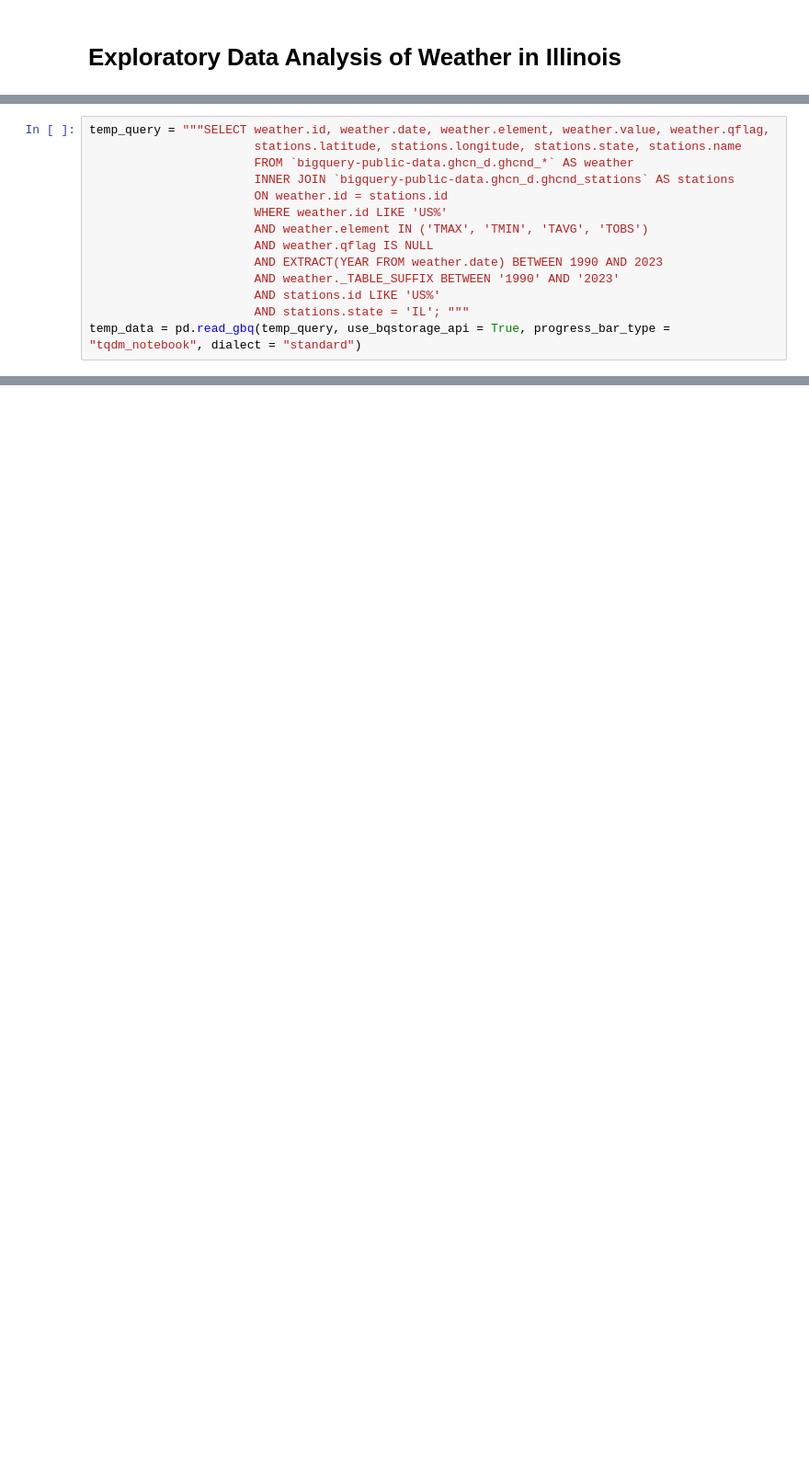
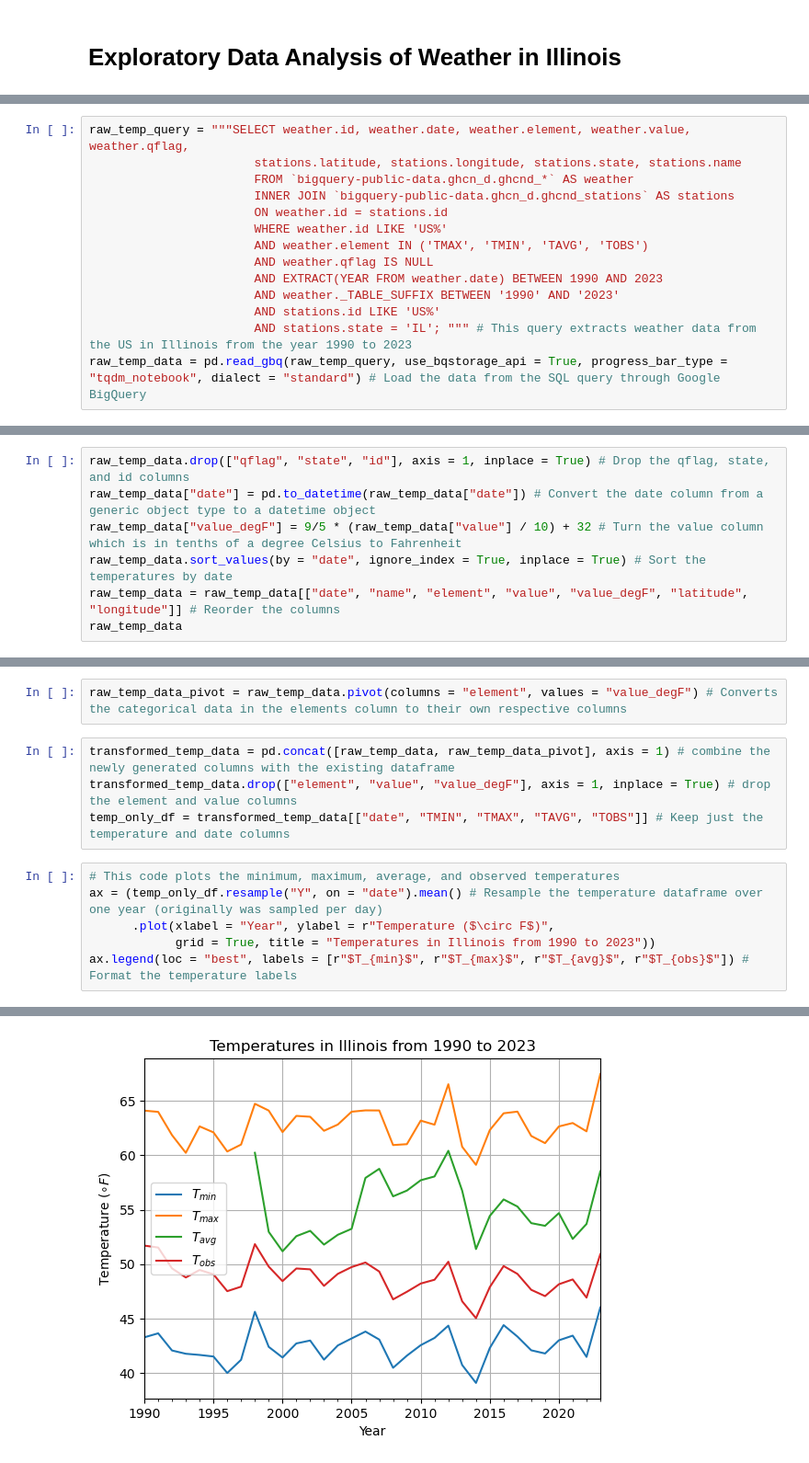
Before and after one commit to hfactor13/IllinoisWeather, a Jupyter notebook: weather_analysis.ipynb, the cells around one changed output, grey strips where cells are left out. Shown: that part at 92% size. Drawn from its saved outputs; the diff is of its cells as text; blank space fills up the shorter version.

Commit message:
Generated temperature plot with updated legend
Also did some descriptive statistics on the number of observations per station.

```diff
--- a/weather_analysis.ipynb
+++ b/weather_analysis.ipynb
@@ -15,5 +16,5 @@ os.environ["GOOGLE_APPLICATION_CREDENTIALS"] = str(Path.cwd() / "secrets" / "my_
 # %%
-temp_query = """SELECT weather.id, weather.date, weather.element, weather.value, weather.qflag,
+raw_temp_query = """SELECT weather.id, weather.date, weather.element, weather.value, weather.qflag,
                        stations.latitude, stations.longitude, stations.state, stations.name
                        FROM `bigquery-public-data.ghcn_d.ghcnd_*` AS weather
                        INNER JOIN `bigquery-public-data.ghcn_d.ghcnd_stations` AS stations
@@ -24,5 +25,5 @@ temp_query = """SELECT weather.id, weather.date, weather.element, weather.value,
                        AND EXTRACT(YEAR FROM weather.date) BETWEEN 1990 AND 2023
                        AND weather._TABLE_SUFFIX BETWEEN '1990' AND '2023'
                        AND stations.id LIKE 'US%'
-                       AND stations.state = 'IL'; """
-temp_data = pd.read_gbq(temp_query, use_bqstorage_api = True, progress_bar_type = "tqdm_notebook", dialect = "standard")
+                       AND stations.state = 'IL'; """ # This query extracts weather data from the US in Illinois from the year 1990 to 2023
+raw_temp_data = pd.read_gbq(raw_temp_query, use_bqstorage_api = True, progress_bar_type = "tqdm_notebook", dialect = "standard") # Load the data from the SQL query through Google BigQuery
@@ -53,0 +30,7 @@ temp_data.plot(kind = "line", x = "date", y = "TAVG_degF")
+# %%
+raw_temp_data.drop(["qflag", "state", "id"], axis = 1, inplace = True) # Drop the qflag, state, and id columns
+raw_temp_data["date"] = pd.to_datetime(raw_temp_data["date"]) # Convert the date column from a generic object type to a datetime object
+raw_temp_data["value_degF"] = 9/5 * (raw_temp_data["value"] / 10) + 32 # Turn the value column which is in tenths of a degree Celsius to Fahrenheit
+raw_temp_data.sort_values(by = "date", ignore_index = True, inplace = True) # Sort the temperatures by date
+raw_temp_data = raw_temp_data[["date", "name", "element", "value", "value_degF", "latitude", "longitude"]] # Reorder the columns
+raw_temp_data
@@ -53,0 +51,13 @@ temp_data.plot(kind = "line", x = "date", y = "TAVG_degF")
+# %%
+raw_temp_data_pivot = raw_temp_data.pivot(columns = "element", values = "value_degF") # Converts the categorical data in the elements column to their own respective columns
+# %%
+transformed_temp_data = pd.concat([raw_temp_data, raw_temp_data_pivot], axis = 1) # combine the newly generated columns with the existing dataframe
+transformed_temp_data.drop(["element", "value", "value_degF"], axis = 1, inplace = True) # drop the element and value columns
+temp_only_df = transformed_temp_data[["date", "TMIN", "TMAX", "TAVG", "TOBS"]] # Keep just the temperature and date columns
+# %%
+# This code plots the minimum, maximum, average, and observed temperatures
+ax = (temp_only_df.resample("Y", on = "date").mean() # Resample the temperature dataframe over one year (originally was sampled per day)
+      .plot(xlabel = "Year", ylabel = r"Temperature ($\circ F$)",
+            grid = True, title = "Temperatures in Illinois from 1990 to 2023"))
+ax.legend(loc = "best", labels = [r"$T_{min}$", r"$T_{max}$", r"$T_{avg}$", r"$T_{obs}$"]) # Format the temperature labels
+# %% [output]
@@ -53,0 +65 @@ temp_data.plot(kind = "line", x = "date", y = "TAVG_degF")
+[figure, added]
```
Also changed, not shown: parts of 17 cells of this notebook.
